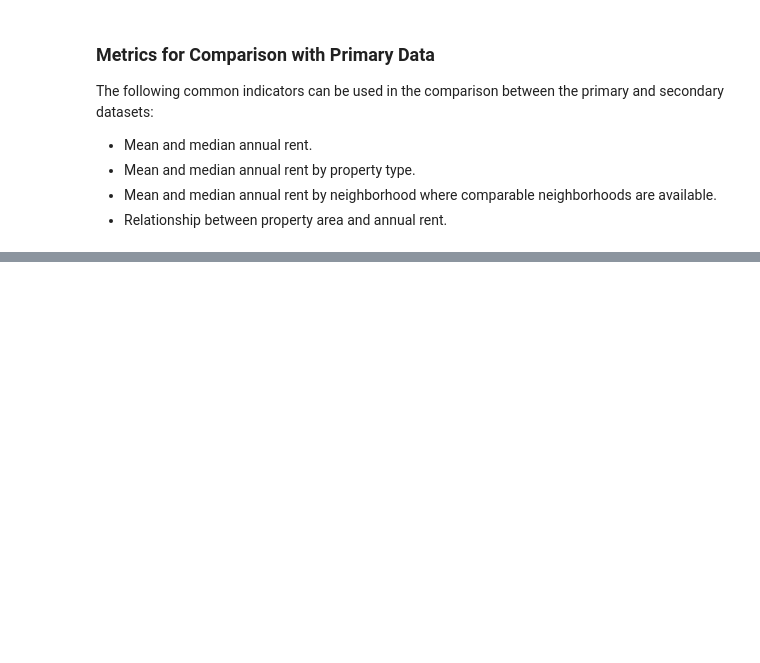
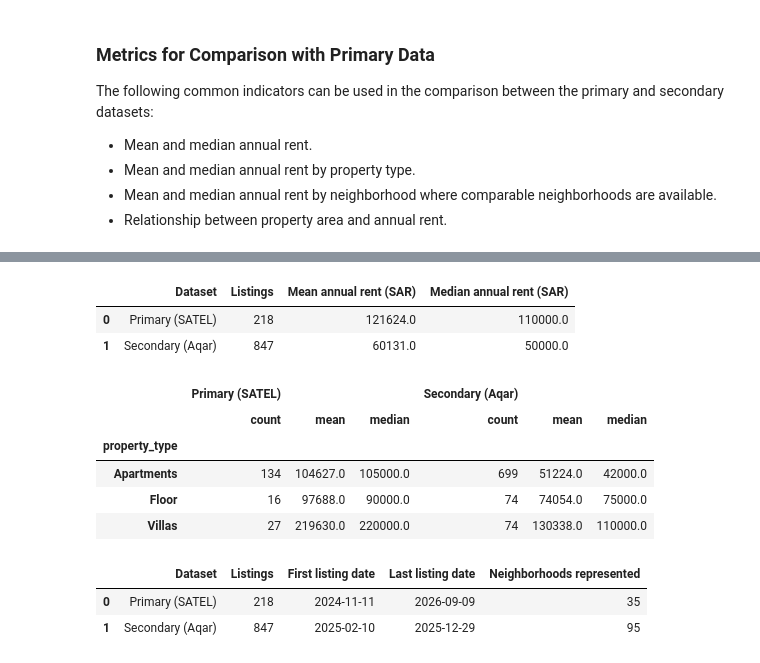
Before and after one commit to 1FATIMAH1/IT362, a Jupyter notebook: Phase2.ipynb, the cells around one changed output, grey strips where cells are left out. Drawn from its saved outputs; the diff is of its cells as text; code cells hidden in the pictures; blank space fills up the shorter version.

```diff
--- a/Phase2.ipynb
+++ b/Phase2.ipynb
@@ -1752,0 +1761,71 @@ The following common indicators can be used in the comparison between the primar
+# %%
+# Compare annual rent in the two datasets
+overall_comparison = pd.DataFrame({
+    'Dataset': ['Primary (SATEL)', 'Secondary (Aqar)'],
+    'Listings': [len(eda_df), len(secondary_df)],
+    'Mean annual rent (SAR)': [
+        eda_df['annual_rent_sar'].mean(),
+        secondary_df['annual_rent_sar'].mean()
+    ],
+    'Median annual rent (SAR)': [
+        eda_df['annual_rent_sar'].median(),
+        secondary_df['annual_rent_sar'].median()
+    ]
+})
+
+overall_comparison.round(0)
+# %% [output]
+|  | Dataset | Listings | Mean annual rent (SAR) | Median annual rent (SAR) |
+| 0 | Primary (SATEL) | 218 | 121624.0 | 110000.0 |
+| 1 | Secondary (Aqar) | 847 | 60131.0 | 50000.0 |
+# %%
+# Compare only property types found in both datasets
+common_types = ['Apartments', 'Floor', 'Villas']
+
+primary_types = (
+    eda_df[eda_df['property_type'].isin(common_types)]
+    .groupby('property_type')['annual_rent_sar']
+    .agg(['count', 'mean', 'median'])
+)
+
+secondary_types = (
+    secondary_df[secondary_df['property_type'].isin(common_types)]
+    .groupby('property_type')['annual_rent_sar']
+    .agg(['count', 'mean', 'median'])
+)
+
+type_comparison = pd.concat(
+    {'Primary (SATEL)': primary_types,
+     'Secondary (Aqar)': secondary_types},
+    axis=1
+)
+
+type_comparison.round(0)
+# %% [output]
+|  | Primary (SATEL) |  |  | Secondary (Aqar) |  |  |
+|  | count | mean | median | count | mean | median |
+| property_type |  |  |  |  |  |  |
+| Apartments | 134 | 104627.0 | 105000.0 | 699 | 51224.0 | 42000.0 |
+| Floor | 16 | 97688.0 | 90000.0 | 74 | 74054.0 | 75000.0 |
+| Villas | 27 | 219630.0 | 220000.0 | 74 | 130338.0 | 110000.0 |
+# %%
+# Context needed to interpret differences between the two samples
+primary_dates = pd.to_datetime(eda_df['created_at'], errors='coerce', utc=True)
+secondary_dates = pd.to_datetime(secondary_df['created_at'], errors='coerce', utc=True)
+
+sample_context = pd.DataFrame({
+    'Dataset': ['Primary (SATEL)', 'Secondary (Aqar)'],
+    'Listings': [len(eda_df), len(secondary_df)],
+    'First listing date': [primary_dates.min().date(), secondary_dates.min().date()],
+    'Last listing date': [primary_dates.max().date(), secondary_dates.max().date()],
+    'Neighborhoods represented': [
+        eda_df['neighborhood'].nunique(),
+        secondary_df['neighborhood_ar'].nunique()
+    ]
+})
+
+sample_context
+# %% [output]
+|  | Dataset | Listings | First listing date | Last listing date | Neighborhoods represented |
+| 0 | Primary (SATEL) | 218 | 2024-11-11 | 2026-09-09 | 35 |
+| 1 | Secondary (Aqar) | 847 | 2025-02-10 | 2025-12-29 | 95 |
```
Also changed, not shown: parts of 8 cells of this notebook.
